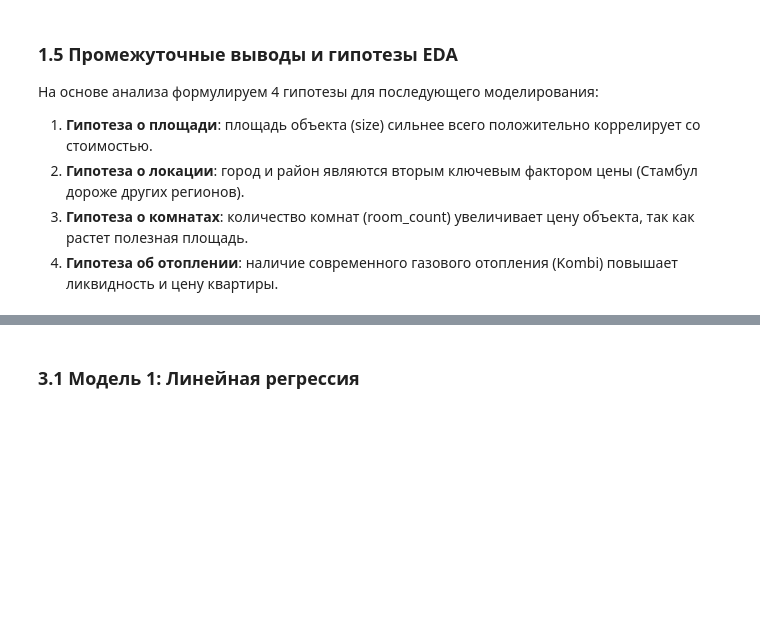
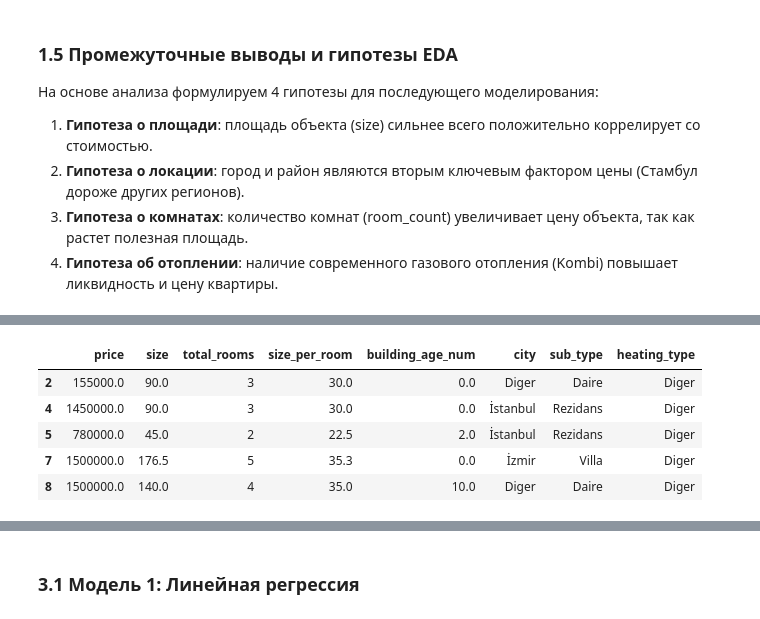
Before and after one commit to Yalantare/workforml, a Jupyter notebook: notebooks/real_estate_analysis.ipynb, the cells around one changed output, grey strips where cells are left out. Drawn from its saved outputs; the diff is of its cells as text; code cells hidden in the pictures; blank space fills up the shorter version.

```diff
--- a/notebooks/real_estate_analysis.ipynb
+++ b/notebooks/real_estate_analysis.ipynb
@@ -336,0 +302,15 @@ X_train.head()
+# %%
+# границы по перцентилям 1% и 99%
+q_p_low, q_p_high = df_clean['price'].quantile(0.01), df_clean['price'].quantile(0.99)
+q_s_low, q_s_high = df_clean['size'].quantile(0.01), df_clean['size'].quantile(0.99)
+
+print(f'Диапазон цен (1%-99%): от {q_p_low:,.0f} до {q_p_high:,.0f} TRY')
+print(f'Диапазон площади (1%-99%): от {q_s_low:.0f} до {q_s_high:.0f} м2')
+
+df_clean = df_clean[(df_clean['price'] >= q_p_low) & (df_clean['price'] <= q_p_high)]
+df_clean = df_clean[(df_clean['size'] >= q_s_low) & (df_clean['size'] <= q_s_high)]
+
+# логарифмируем цену для нормализации распределения
+df_clean['price_log'] = np.log1p(df_clean['price'])
+
+print('Размер данных после фильтрации выбросов:', df_clean.shape)
@@ -336,0 +330,26 @@ X_train.head()
+# %%
+# извлекаем город из адреса
+df_clean['city'] = df_clean['address'].apply(lambda x: str(x).split('/')[0].strip() if '/' in str(x) else 'Diger')
+top_cities = ['İstanbul', 'Ankara', 'İzmir', 'Antalya', 'Aydın', 'Bursa', 'Muğla', 'Diger']
+df_clean['city'] = df_clean['city'].apply(lambda x: x if x in top_cities else 'Diger')
+
+# группируем редкие подтипы недвижимости
+top_sub = ['Daire', 'Villa', 'Rezidans', 'Müstakil Ev', 'Yazlık', 'Komple Bina']
+df_clean['sub_type'] = df_clean['sub_type'].apply(lambda x: x if x in top_sub else 'Diger')
+
+# группируем редкие типы отопления
+top_heat = ['Kombi (Doğalgaz)', 'Merkezi Sistem', 'Klima', 'Yerden Isıtma', 'Yok', 'Soba (Kömür)']
+df_clean['heating_type'] = df_clean['heating_type'].apply(lambda x: x if x in top_heat else 'Diger')
+
+# создаем признак площади на одну комнату
+df_clean['size_per_room'] = df_clean['size'] / df_clean['total_rooms'].replace(0, 1)
+
+# смотрим первые строки с новыми признаками
+df_clean[['price', 'size', 'total_rooms', 'size_per_room', 'building_age_num', 'city', 'sub_type', 'heating_type']].head()
+# %% [output]
+|  | price | size | total_rooms | size_per_room | building_age_num | city | sub_type | heating_type |
+| 2 | 155000.0 | 90.0 | 3 | 30.0 | 0.0 | Diger | Daire | Diger |
+| 4 | 1450000.0 | 90.0 | 3 | 30.0 | 0.0 | İstanbul | Rezidans | Diger |
+| 5 | 780000.0 | 45.0 | 2 | 22.5 | 2.0 | İstanbul | Rezidans | Diger |
+| 7 | 1500000.0 | 176.5 | 5 | 35.3 | 0.0 | İzmir | Villa | Diger |
+| 8 | 1500000.0 | 140.0 | 4 | 35.0 | 10.0 | Diger | Daire | Diger |
```
Also changed, not shown: parts of 35 cells of this notebook, 3 other files.
